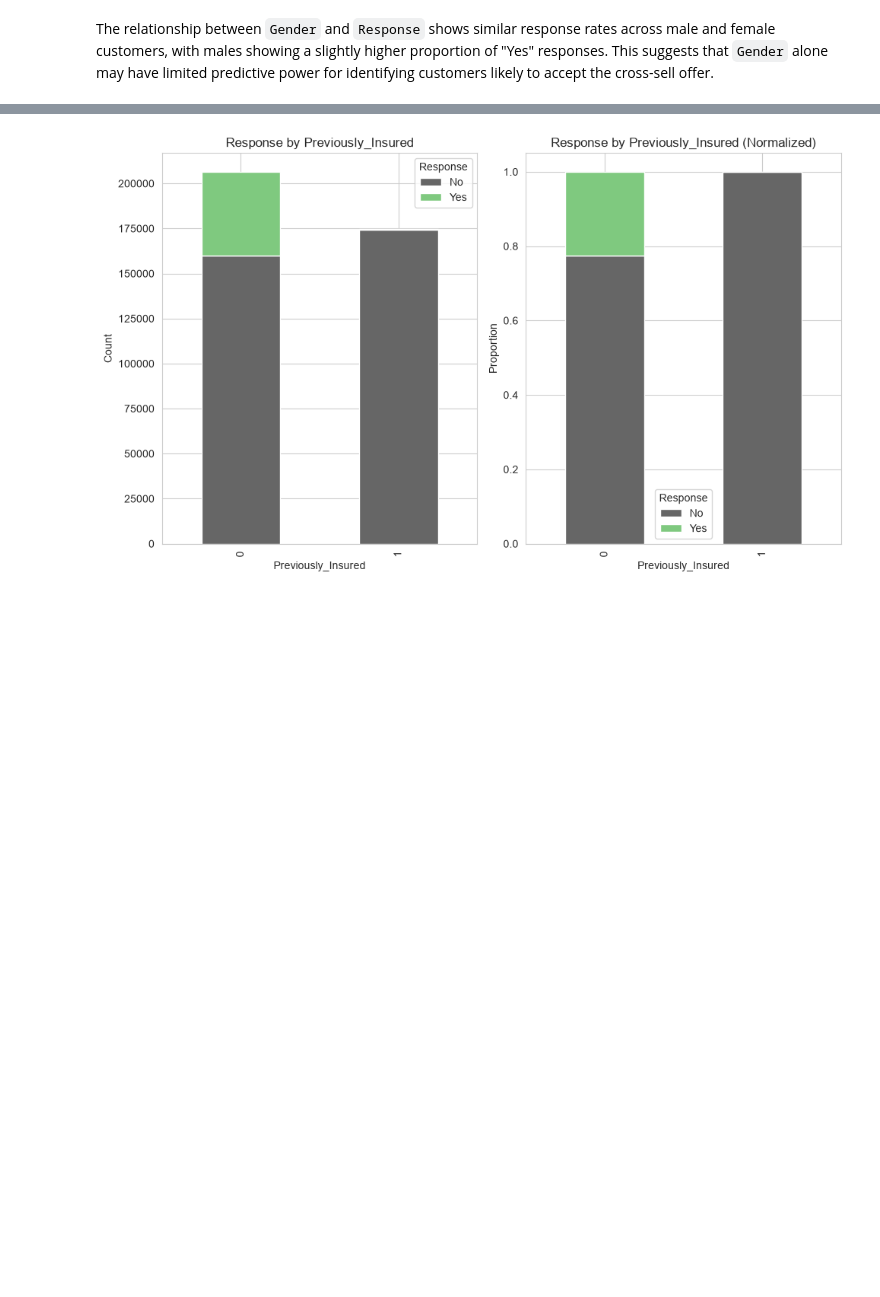
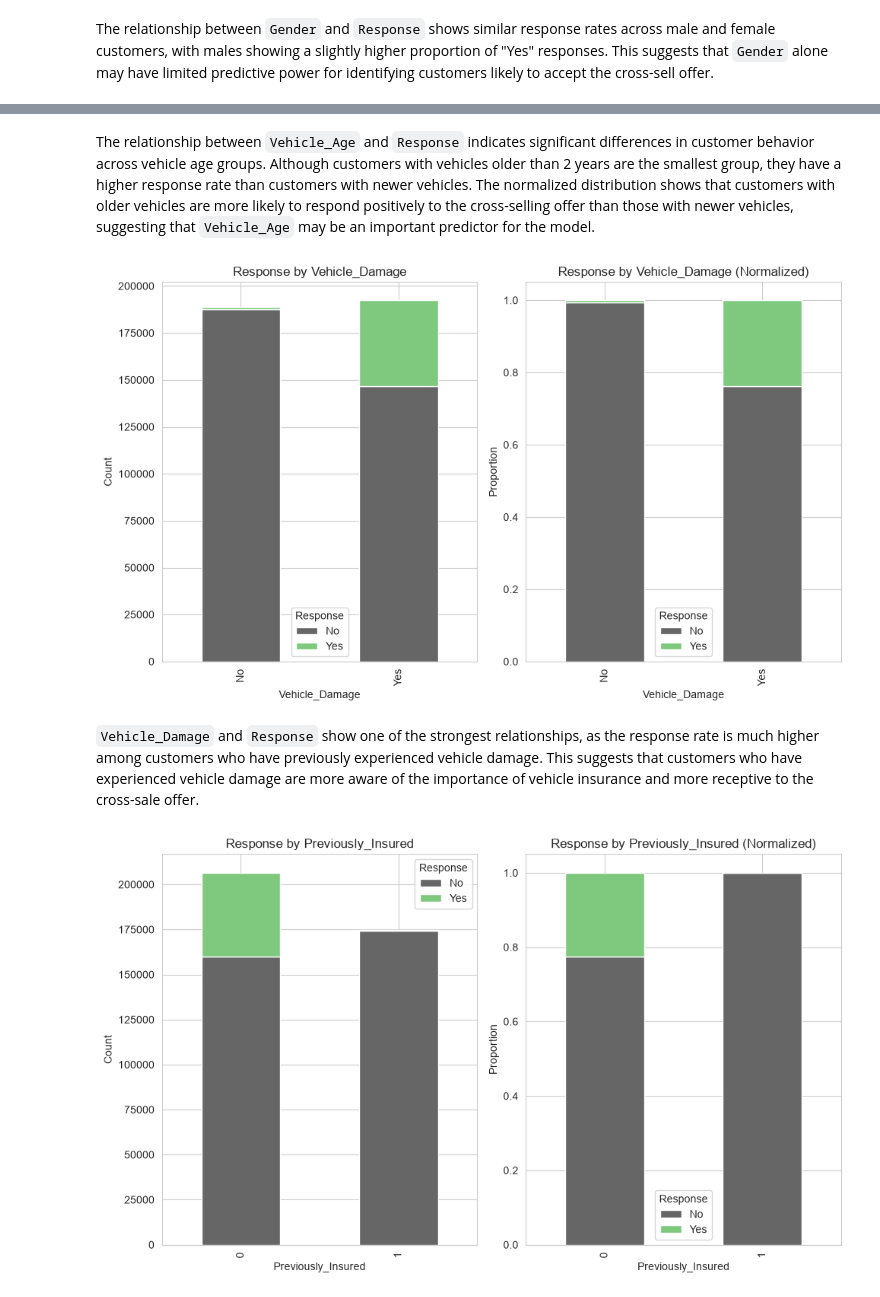
Before and after one commit to asherdata1/health-insurance-cross-sell-prediction, a Jupyter notebook: 02_notebooks/Final_Notebook.ipynb, the cells around one changed output, grey strips where cells are left out. Saved outputs shown, nothing was run; the diff lists cells and outputs as text; code cells hidden in the pictures; blank space fills up the shorter version.

Commit message:
included vehicle damage normalized chart

```diff
--- a/02_notebooks/Final_Notebook.ipynb
+++ b/02_notebooks/Final_Notebook.ipynb
@@ -573,3 +580,13 @@ The relationship between `Gender` and `Response` shows similar response rates ac
+# %% [markdown]
+The relationship between `Vehicle_Age` and `Response` indicates significant differences in customer behavior across vehicle age groups. Although customers with vehicles older than 2 years are the smallest group, they have a higher response rate than customers with newer vehicles. The normalized distribution shows that customers with older vehicles are more likely to respond positively to the cross-selling offer than those with newer vehicles, suggesting that `Vehicle_Age` may be an important predictor for the model.
+# %%
+fig = plot_response_crosstab(df, "Vehicle_Damage")
+fig.savefig("../03_images/response_by_vehicle_damage",  dpi=300, bbox_inches="tight")
+plt.show()
+# %% [output]
+[figure, added]
+# %% [markdown]
+`Vehicle_Damage` and `Response` show one of the strongest relationships, as the response rate is much higher among customers who have previously experienced vehicle damage. This suggests that customers who have experienced vehicle damage are more aware of the importance of vehicle insurance and more receptive to the cross-sale offer.
 # %%
 fig = plot_response_crosstab(df, "Previously_Insured")
 fig.savefig("../03_images/response_rate_by_previously_insured",  dpi=300, bbox_inches="tight")
```
Also changed, not shown: parts of 14 cells of this notebook, 4 other files.
